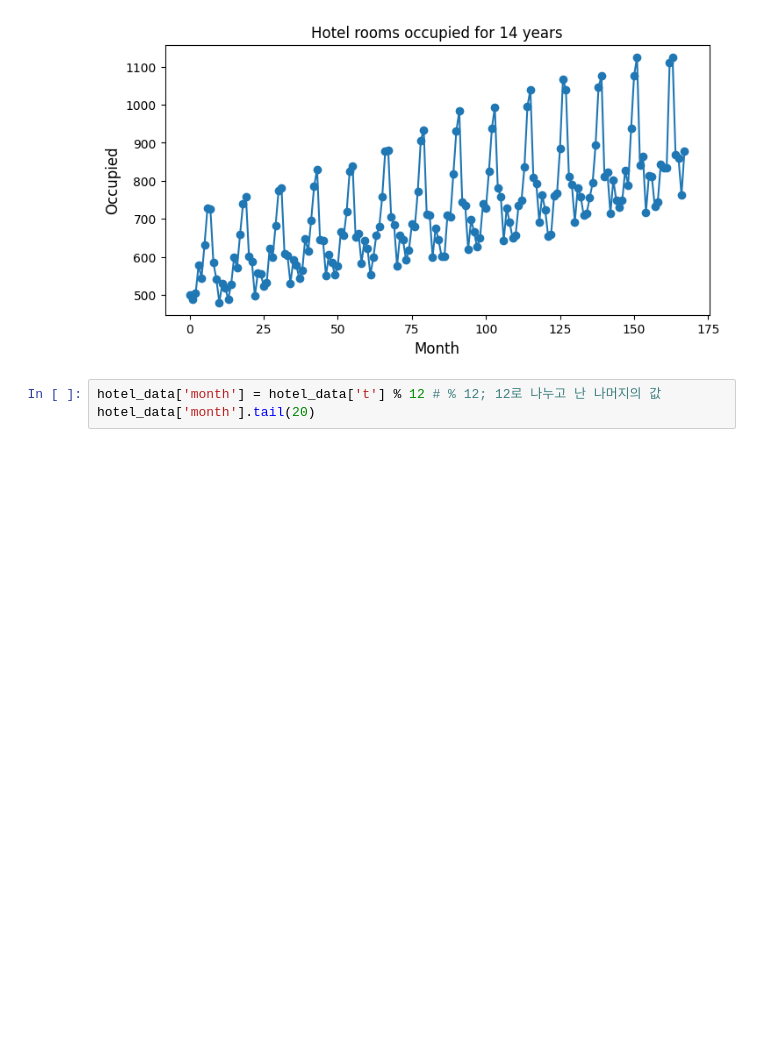
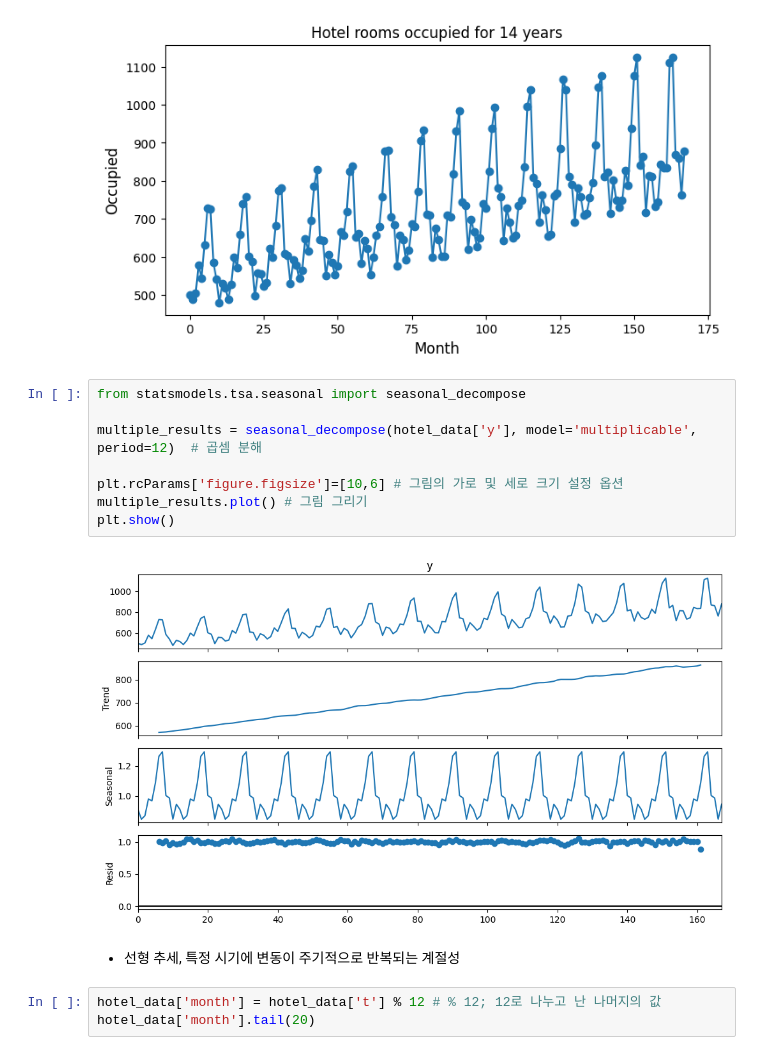
Before and after one commit to Im-JihyunKim/2025_LGE_TimeSeries, a Jupyter notebook: time-series-3.ipynb, the cells around one changed output. Saved outputs shown, nothing was run; the diff lists cells and outputs as text; blank space fills up the shorter version.

```diff
--- a/time-series-3.ipynb
+++ b/time-series-3.ipynb
@@ -71,6 +71,18 @@ plt.ylabel('Occupied', fontsize=12)
 plt.show()
 # %% [output]
 [figure]
+# %%
+from statsmodels.tsa.seasonal import seasonal_decompose
+
+multiple_results = seasonal_decompose(hotel_data['y'], model='multiplicable', period=12)  # 곱셈 분해
+
+plt.rcParams['figure.figsize']=[10,6] # 그림의 가로 및 세로 크기 설정 옵션
+multiple_results.plot() # 그림 그리기
+plt.show()
+# %% [output]
+[figure, added]
+# %% [markdown]
+- 선형 추세, 특정 시기에 변동이 주기적으로 반복되는 계절성
 # %%
 hotel_data['month'] = hotel_data['t'] % 12 # % 12; 12로 나누고 난 나머지의 값
 hotel_data['month'].tail(20)
```
Also changed, not shown: parts of 1 cell of this notebook, 1 other file.
